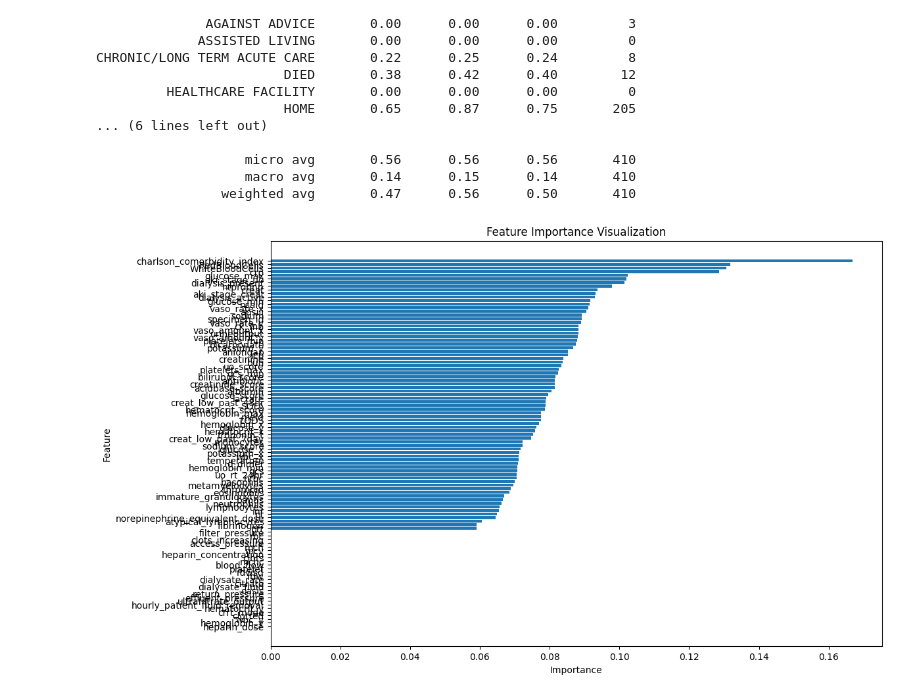
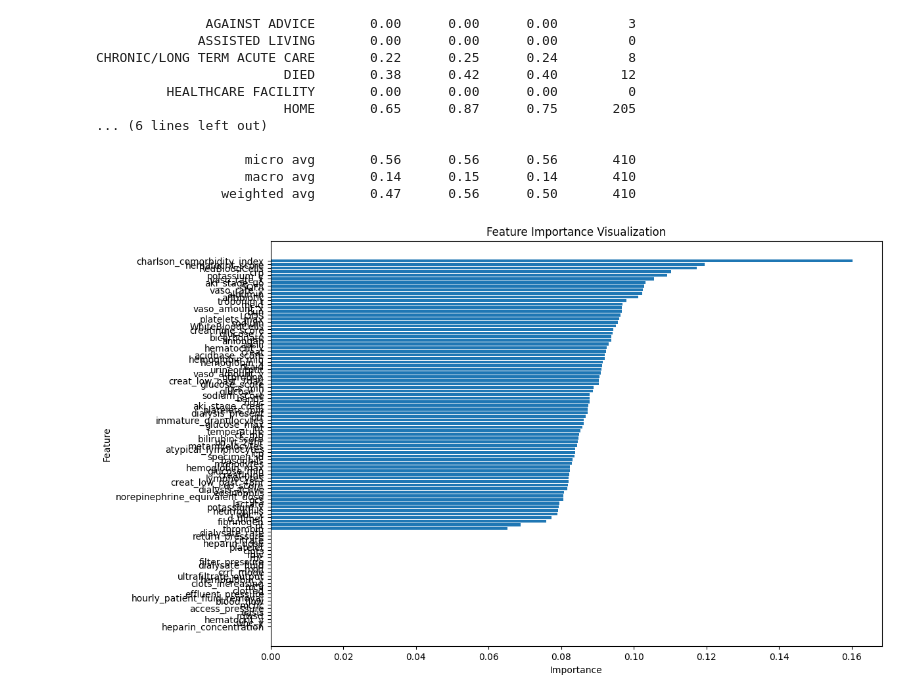
Before and after one commit to julehalim/mlhealthfinalcode, a Jupyter notebook: MLP_Model.ipynb, the cells around one changed output. Cells and saved outputs as stored; diff of their text form; code cells hidden in the pictures.

```diff
--- a/MLP_Model.ipynb
+++ b/MLP_Model.ipynb
@@ -153,24 +155,24 @@ CHRONIC/LONG TERM ACUTE CARE       0.22      0.25      0.24         8
 # %%
 import matplotlib.pyplot as plt
 import numpy as np
 
 # Get the feature importances from the trained MLP model
 # For MLPClassifier, we can approximate feature importance by looking at the absolute values of the weights in the first layer
-feature_importance = np.mean(np.abs(mlp.coefs_[0]), axis=1)
+feature_importance = np.mean(np.abs(best_mlp.coefs_[0]), axis=1)
 
 # Create a DataFrame for better visualization
 feature_importance_df = pd.DataFrame({
     'Feature': X.columns,
     'Importance': feature_importance
 }).sort_values(by='Importance', ascending=False)
 
 # Plot the feature importances
 plt.figure(figsize=(12, 8))
 plt.barh(feature_importance_df['Feature'], feature_importance_df['Importance'], align='center')
 plt.xlabel('Importance')
 plt.ylabel('Feature')
 plt.title('Feature Importance Visualization')
 plt.gca().invert_yaxis()
 plt.show()
 # %% [output]
-[figure, old version]
+[figure, new version]
```
Also changed, not shown: parts of 2 cells of this notebook.
